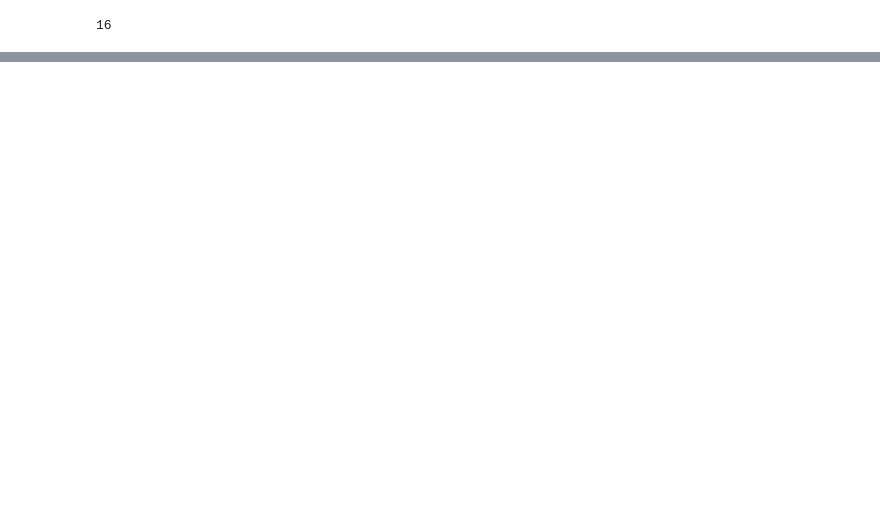
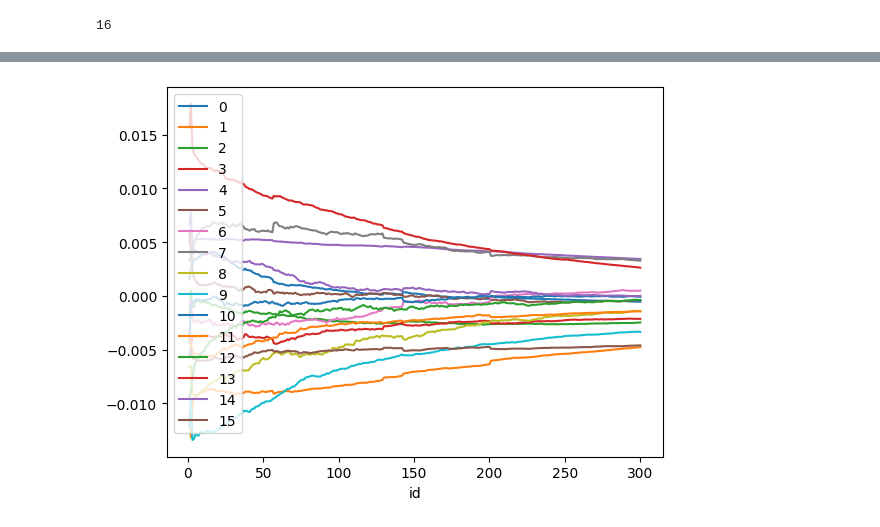
Before and after one commit to mardoniofranca/canoa, a Jupyter notebook: tupa/ya.ipynb, the cells around one changed output, grey strips where cells are left out. Saved outputs shown, nothing was run; the diff lists cells and outputs as text; code cells hidden in the pictures; blank space fills up the shorter version.

```diff
--- a/tupa/ya.ipynb
+++ b/tupa/ya.ipynb
@@ -170,3 +161,19 @@ head, body, bias_list,kernel_list = info(parameters_list[-1])
 len(bias_list)
 # %% [output]
 16
+# %%
+real_df = pd.DataFrame()
+img_df  = pd.DataFrame()
+for param in parameters_list:
+    head, body, bias_list,kernel_list = info(param)
+    real_v = [];img_v = []
+    for bias in bias_list:
+        nr, ni = r_i(bias);
+        real_v.append(nr)
+        img_v.append(ni)
+
+    real_row_df = pd.DataFrame([real_v])
+    img_row_df  = pd.DataFrame([img_v])
+
+    real_df = pd.concat([real_df,real_row_df])
+    img_df  = pd.concat([img_df,img_row_df])
@@ -172,0 +201,2 @@ len(bias_list)
+# %%
+real_df.insert(0, 'id', range(1, 1 + len(real_df)))
@@ -172,0 +218,5 @@ len(bias_list)
+# %%
+real_df.plot('id',y=[0,1,2,3,4,5,6,7,8,9,10,11,12,13,14,15])
+plt.show()
+# %% [output]
+[figure, added]
```
Also changed, not shown: parts of 45 cells of this notebook, 1 other file.
